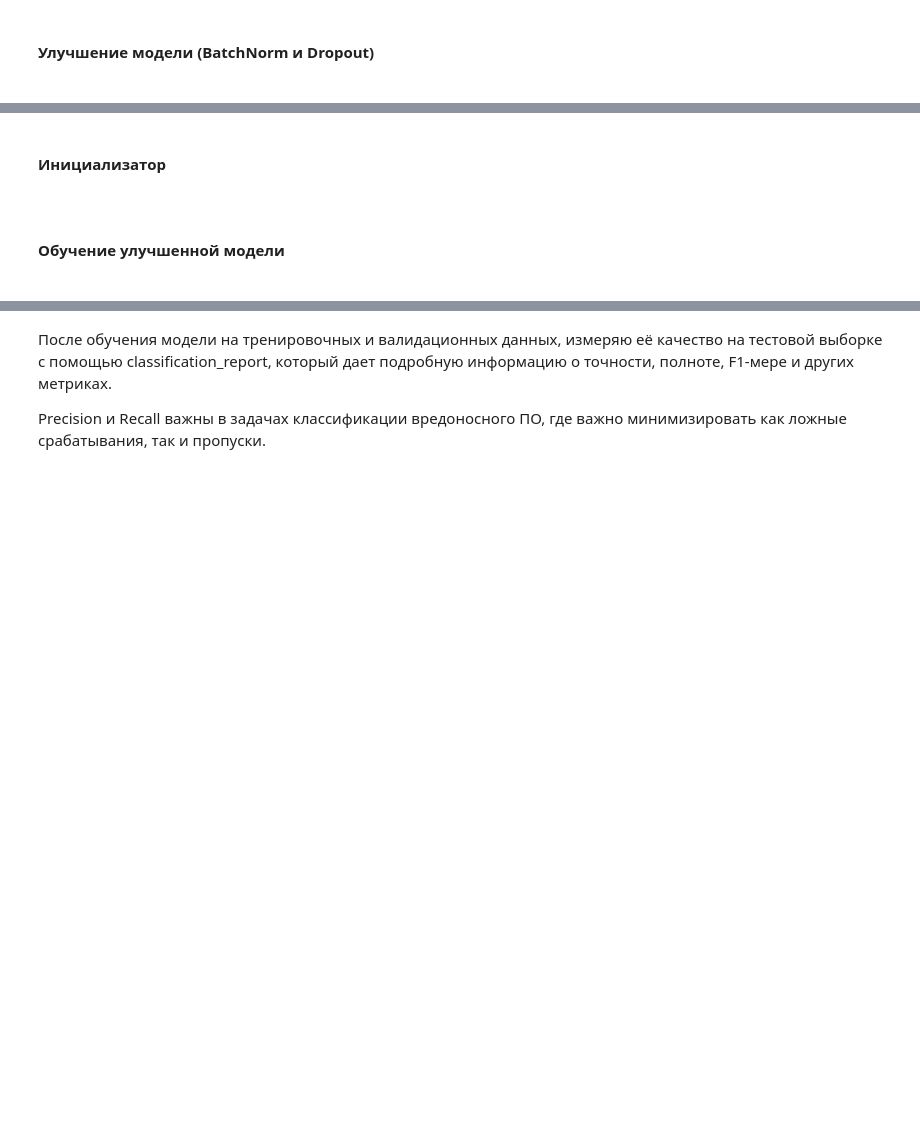
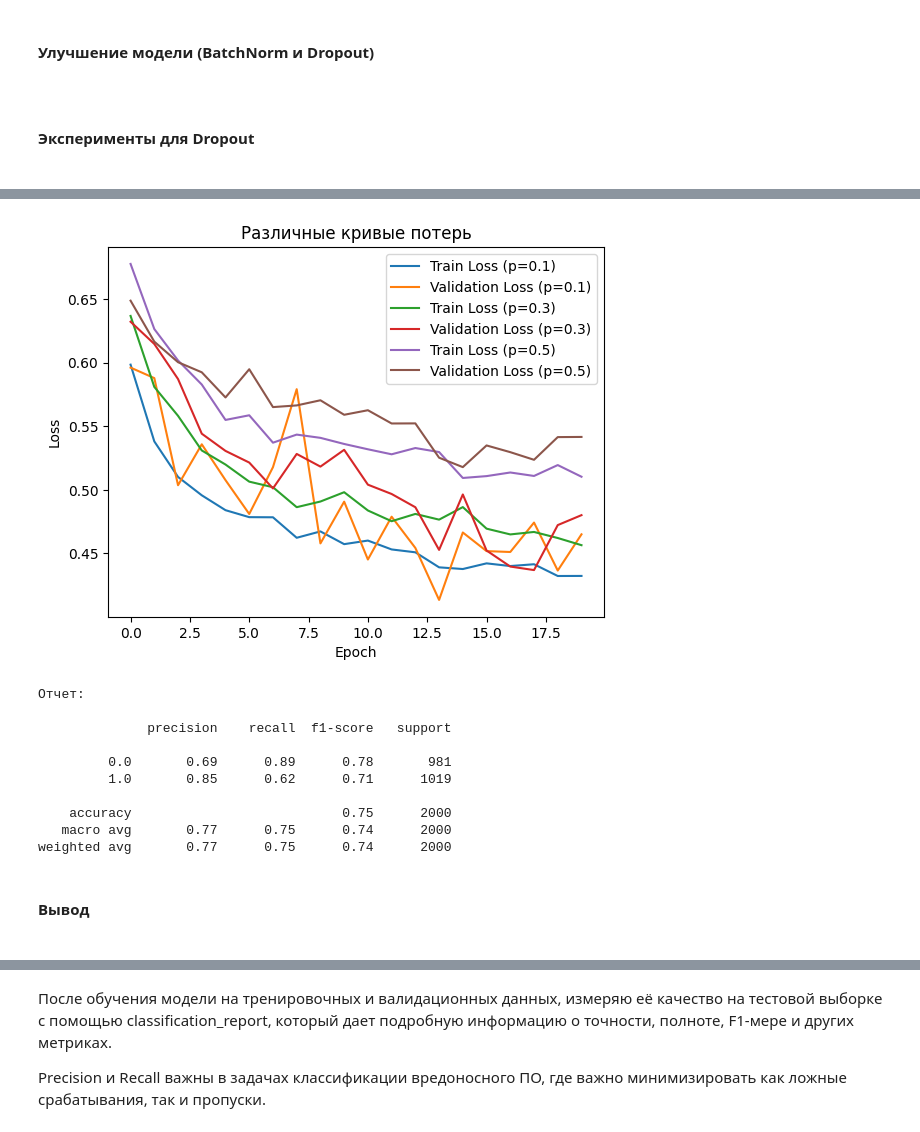
Before and after one commit to bendinini/Deep-Learning, a Jupyter notebook: hw-1.ipynb, the cells around one changed output, grey strips where cells are left out. Cells and saved outputs as stored; diff of their text form; code cells hidden in the pictures; blank space fills up the shorter version.

```diff
--- a/hw-1.ipynb
+++ b/hw-1.ipynb
@@ -312,3 +344,44 @@ class ImprovedMLPModel(nn.Module):
         x = self.fc3(x)
         x = self.sigmoid(x)
         return x
+# %% [markdown]
+<h4>Эксперименты для Dropout<h4>
+# %%
+dropout_values = [0.1, 0.3, 0.5]
+best_model = None
+best_report = None
+best_val_loss = float('inf')
+
+
+for p in dropout_values:
+    print(f"\nМодель обучения p={p}")
+
+    model = ImprovedMLPModel(input_dim=X_train_scaled.shape[1], dropout_prob=p).to(device)
+    optimizer = optim.Adam(model.parameters(), lr=0.001)
+
+    model, train_losses, val_losses = train_model(
+        model, train_loader, val_loader, criterion, optimizer, epochs=EPOCHS
+    )
+
+    plt.plot(train_losses, label=f'Train Loss (p={p})')
+    plt.plot(val_losses, label=f'Validation Loss (p={p})')
+
+    report = evaluate_model(model, test_loader)
+    print(f"\nОтчет p={p}:\n{report}")
+
+    if min(val_losses) < best_val_loss:
+        best_val_loss = min(val_losses)
+        best_model = model
+        best_report = report
+
+                                                        #Графики и отчет
+plt.xlabel('Epoch')
+plt.ylabel('Loss')
+plt.legend()
+plt.title('Различные кривые потерь')
+plt.show()
+
+
+print("Отчет:\n")
+print(best_report)
+# %% [output]
@@ -315,2 +405,13 @@ class ImprovedMLPModel(nn.Module):
+[figure, added]
+Отчет:
+
+              precision    recall  f1-score   support
+
+         0.0       0.69      0.89      0.78       981
+         1.0       0.85      0.62      0.71      1019
+
+    accuracy                           0.75      2000
+   macro avg       0.77      0.75      0.74      2000
+weighted avg       0.77      0.75      0.74      2000
 # %% [markdown]
-<h4>Инициализатор<h4>
+<h4>Вывод<h4>
@@ -320,2 +417,0 @@ optimizer = optim.Adam(model.parameters(), lr=0.001)
-# %% [markdown]
-<h4>Обучение улучшенной модели<h4>
```
Also changed, not shown: parts of 22 cells of this notebook.
